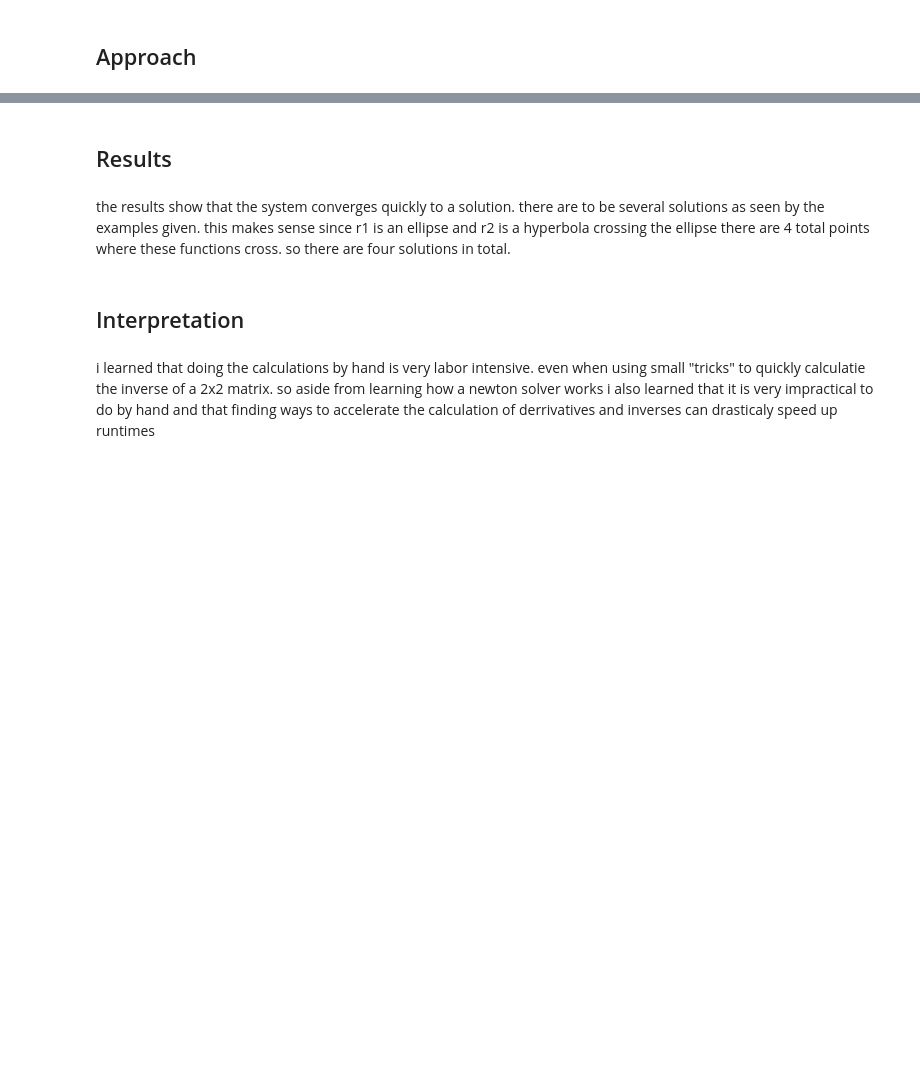
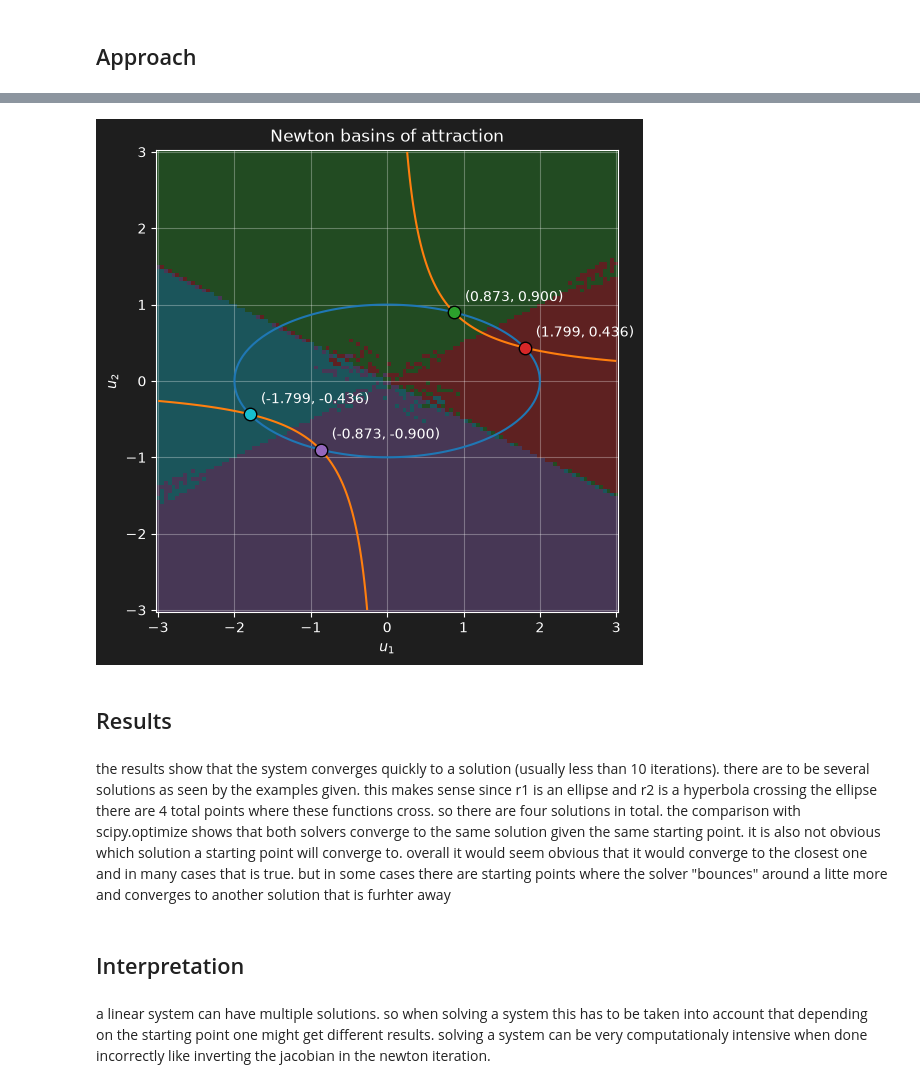
Before and after one commit to S0mar/MDO_Learn, a Jupyter notebook: solutions/ch03/prob3_3.ipynb, the cells around one changed output, grey strips where cells are left out. Cells and saved outputs as stored; diff of their text form; code cells hidden in the pictures; blank space fills up the shorter version.

```diff
--- a/solutions/ch03/prob3_3.ipynb
+++ b/solutions/ch03/prob3_3.ipynb
@@ -130,8 +147,54 @@ plt.show()
+# %%
+#which starting point converges to which solution?
+
+def scipy_quiet(u0):
+    sol = optimize.root(residuals, u0, jac=jacobian, method="hybr", tol=1e-9)
+    return sol.x, sol.success
+
+# the four solutions as before
+roots = np.array([u1, u2, u3, u4])
+
+# classify each grid point by the root it converges to (-1 = no convergence)
+n = 120
+g1, g2 = np.meshgrid(np.linspace(-3, 3, n), np.linspace(-3, 3, n))
+basin = np.full(g1.shape, -1)
+for idx in np.ndindex(g1.shape):
+    u_end, ok = scipy_quiet((g1[idx], g2[idx]))
+    if ok:
+        basin[idx] = np.argmin(np.linalg.norm(roots - u_end, axis=1))
+
+# plot
+from matplotlib.colors import ListedColormap
+colors = ["tab:red", "tab:green", "tab:purple", "tab:cyan"][: len(roots)]
+cmap = ListedColormap(["gray"] + colors)
+
+fig, ax = plt.subplots(figsize=(6, 6))
+ax.pcolormesh(g1, g2, basin, cmap=cmap, vmin=-1, vmax=len(roots) - 1, alpha=0.35, shading="auto")
+
+# same residual curves as the earlier plot
+R = residuals([g1, g2])
+ax.contour(g1, g2, R[0], levels=[0], colors="tab:blue")
+ax.contour(g1, g2, R[1], levels=[0], colors="tab:orange")
+
+for k, ru in enumerate(roots):
+    ax.plot(*ru, "o", color=colors[k], mec="k", ms=9)
+    ax.annotate(f"({ru[0]:.3f}, {ru[1]:.3f})", ru, textcoords="offset points", xytext=(8, 8))
+
+ax.set_xlabel("$u_1$")
+ax.set_ylabel("$u_2$")
+ax.set_aspect("equal")
+ax.grid(alpha=0.3)
+ax.set_title("Newton basins of attraction")
+fig.patch.set_facecolor("#1e1e1e")
+ax.set_facecolor("#1e1e1e")
+plt.show()
+# %% [output]
+[figure, added]
 # %% [markdown]
 ## Results
 # %% [markdown]
-the results show that the system converges quickly to a solution. there are to be several solutions as seen by the examples given. this makes sense since r1 is an ellipse and r2 is a hyperbola crossing the ellipse there are 4 total points where these functions cross. so there are four solutions in total.
+the results show that the system converges quickly to a solution (usually less than 10 iterations). there are to be several solutions as seen by the examples given. this makes sense since r1 is an ellipse and r2 is a hyperbola crossing the ellipse there are 4 total points where these functions cross. so there are four solutions in total. the comparison with scipy.optimize shows that both solvers converge to the same solution given the same starting point. it is also not obvious which solution a starting point will converge to. overall it would seem obvious that it would converge to the closest one and in many cases that is true. but in some cases there are starting points where the solver "bounces" around a litte more and converges to another solution that is furhter away
 # %% [markdown]
 ## Interpretation
 # %% [markdown]
-i learned that doing the calculations by hand is very labor intensive. even when using small "tricks" to quickly calculatie the inverse of a 2x2 matrix. so aside from learning how a newton solver works i also learned that it is very impractical to do by hand and that finding ways to accelerate the calculation of derrivatives and inverses can drasticaly speed up runtimes
+a linear system can have multiple solutions. so when solving a system this has to be taken into account that depending on the starting point one might get different results. solving a system can be very computationaly intensive when done incorrectly like inverting the jacobian in the newton iteration.
```
Also changed, not shown: parts of 5 cells of this notebook.
